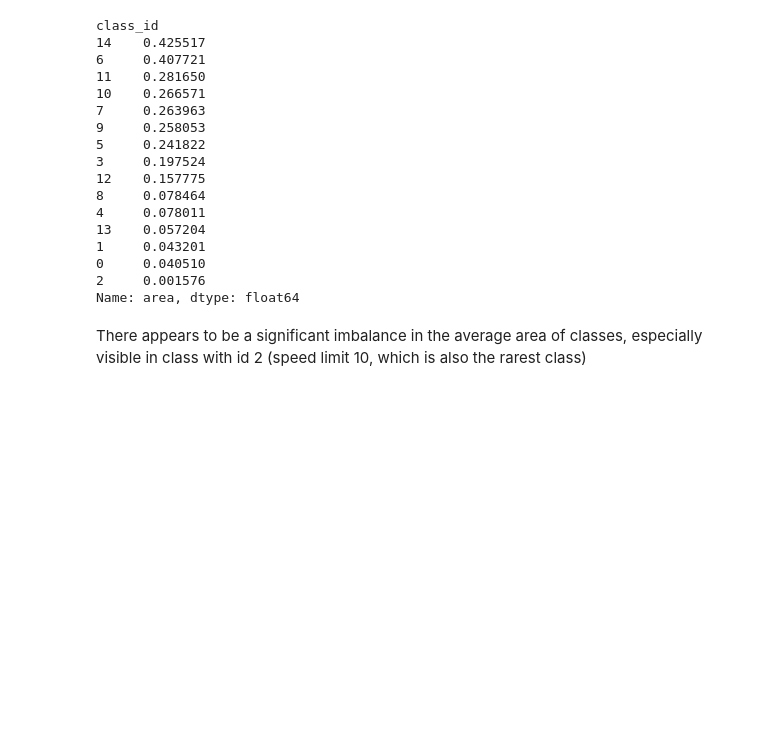
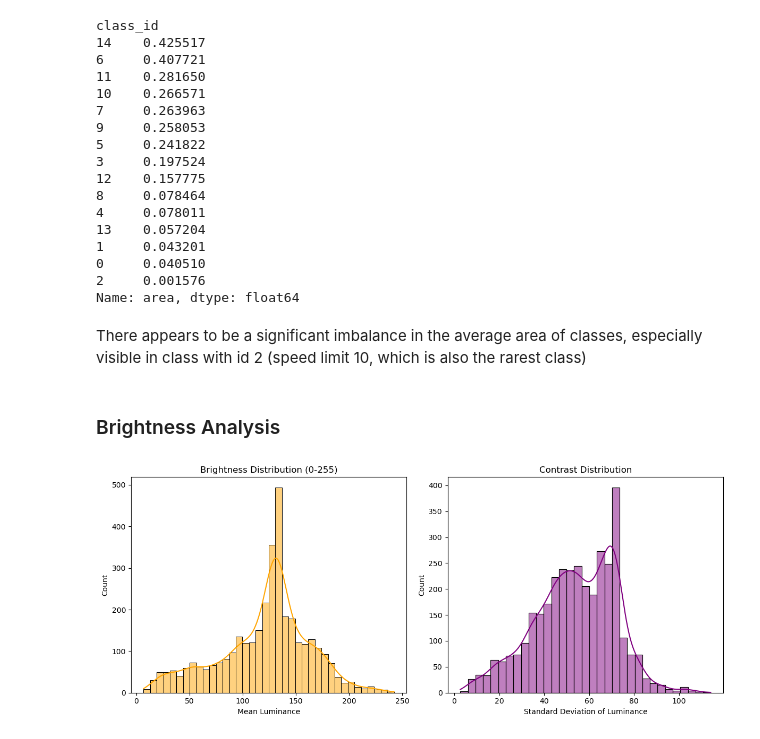
Before and after one commit to MrWlobo/Traffic_Sign_Detection, a Jupyter notebook: main.ipynb, the cells around one changed output. Cells and saved outputs as stored; diff of their text form; code cells hidden in the pictures; blank space fills up the shorter version.

Commit message:
Added brightness analysis.

```diff
--- a/main.ipynb
+++ b/main.ipynb
@@ -202,3 +203,46 @@ class_id
 Name: area, dtype: float64
 # %% [markdown]
 There appears to be a significant imbalance in the average area of classes, especially visible in class with id 2 (speed limit 10, which is also the rarest class)
+# %% [markdown]
+### Brightness Analysis
+# %%
+def analyze_brightness_contrast(images_dir):
+    data = []
+    for filename in os.listdir(images_dir):
+        if filename.endswith((".jpg", ".png", ".jpeg")):
+            path = os.path.join(images_dir, filename)
+            img = cv2.imread(path)
+            if img is None: continue
+
+            lab = cv2.cvtColor(img, cv2.COLOR_BGR2LAB)
+            l_channel, a, b = cv2.split(lab)
+
+            data.append({
+                "file": filename,
+                "brightness": np.mean(l_channel),
+                "contrast": l_channel.std()
+            })
+
+    return pd.DataFrame(data)
+
+df_light = analyze_brightness_contrast(train_images_path)
+# %%
+def plot_lighting_stats(df):
+    plt.figure(figsize=(12, 5))
+
+    plt.subplot(1, 2, 1)
+    sns.histplot(df["brightness"], kde=True, color="orange")
+    plt.title("Brightness Distribution (0-255)")
+    plt.xlabel("Mean Luminance")
+
+    plt.subplot(1, 2, 2)
+    sns.histplot(df["contrast"], kde=True, color="purple")
+    plt.title("Contrast Distribution")
+    plt.xlabel("Standard Deviation of Luminance")
+
+    plt.tight_layout()
+    plt.show()
+
+plot_lighting_stats(df_light)
+# %% [output]
+[figure, added]
```
Also changed, not shown: parts of 2 cells of this notebook.
